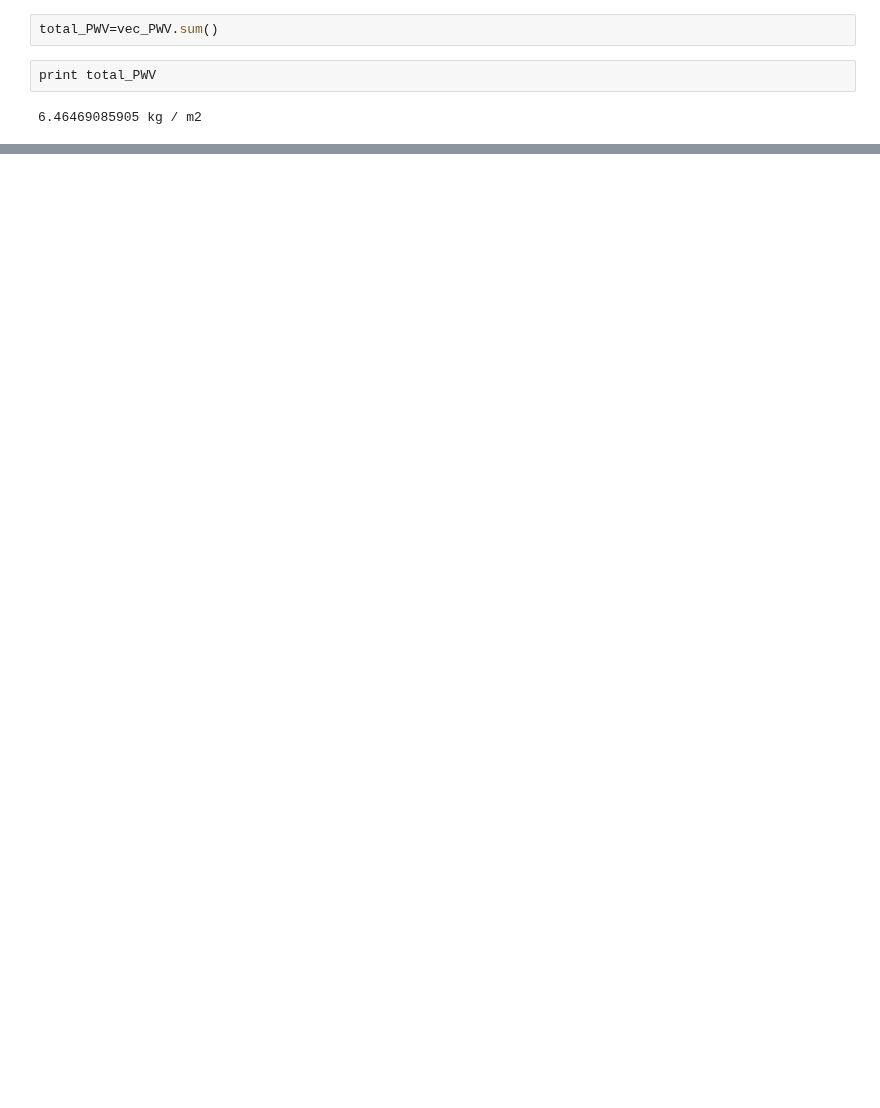
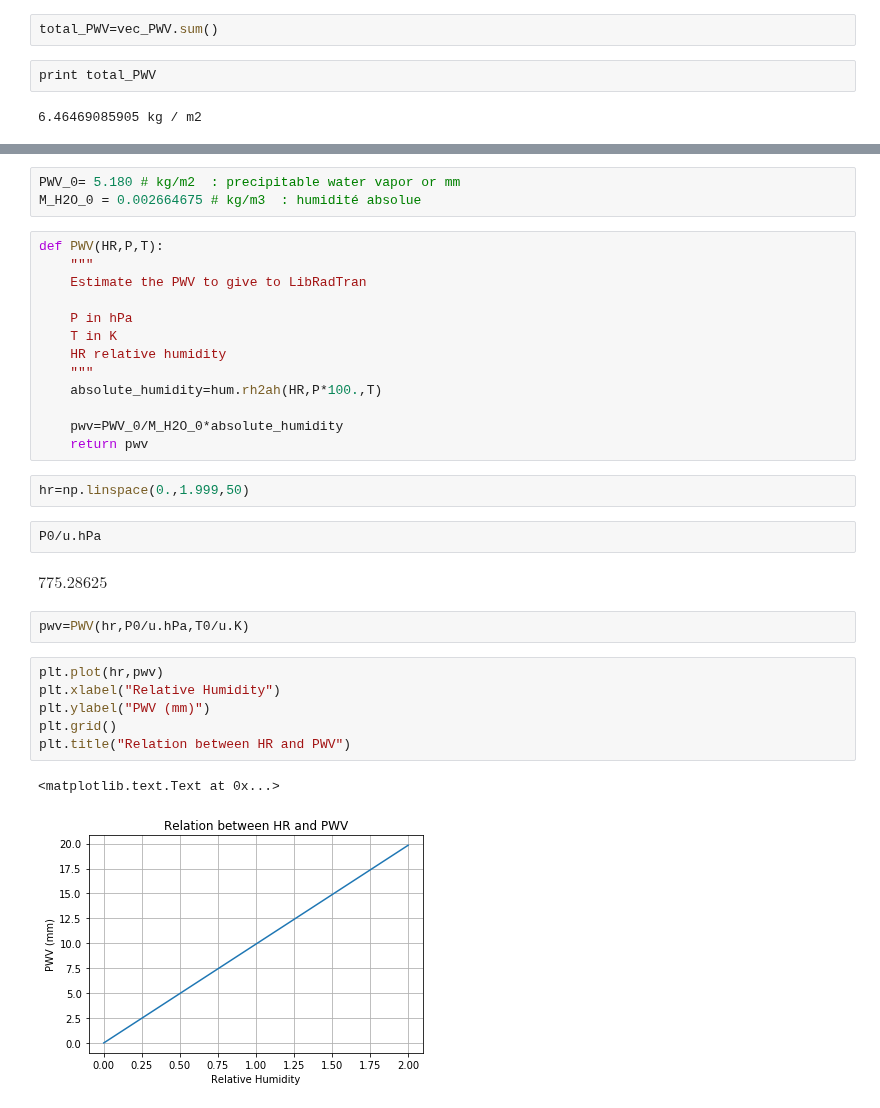
Before and after one commit to sylvielsstfr/CTIOAnaJun2017, a Jupyter notebook: humidity/ConvertRHToPWV.ipynb, the cells around one changed output, grey strips where cells are left out. Cells and saved outputs as stored; diff of their text form; blank space fills up the shorter version.

Commit message:
Save humidity work

```diff
--- a/humidity/ConvertRHToPWV.ipynb
+++ b/humidity/ConvertRHToPWV.ipynb
@@ -248,0 +341,33 @@ print total_PWV
+# %%
+PWV_0= 5.180 # kg/m2  : precipitable water vapor or mm
+M_H2O_0 = 0.002664675 # kg/m3  : humidité absolue
+# %%
+def PWV(HR,P,T):
+    """
+    Estimate the PWV to give to LibRadTran
+
+    P in hPa
+    T in K
+    HR relative humidity
+    """
+    absolute_humidity=hum.rh2ah(HR,P*100.,T)
+
+    pwv=PWV_0/M_H2O_0*absolute_humidity
+    return pwv
+# %%
+hr=np.linspace(0.,1.999,50)
+# %%
+P0/u.hPa
+# %% [output]
+$775.28625 \; \mathrm{}$
+# %%
+pwv=PWV(hr,P0/u.hPa,T0/u.K)
+# %%
+plt.plot(hr,pwv)
+plt.xlabel("Relative Humidity")
+plt.ylabel("PWV (mm)")
+plt.grid()
+plt.title("Relation between HR and PWV")
+# %% [output]
+<matplotlib.text.Text at 0x...>
+[figure, added]
```
Also changed, not shown: parts of 33 cells of this notebook.
